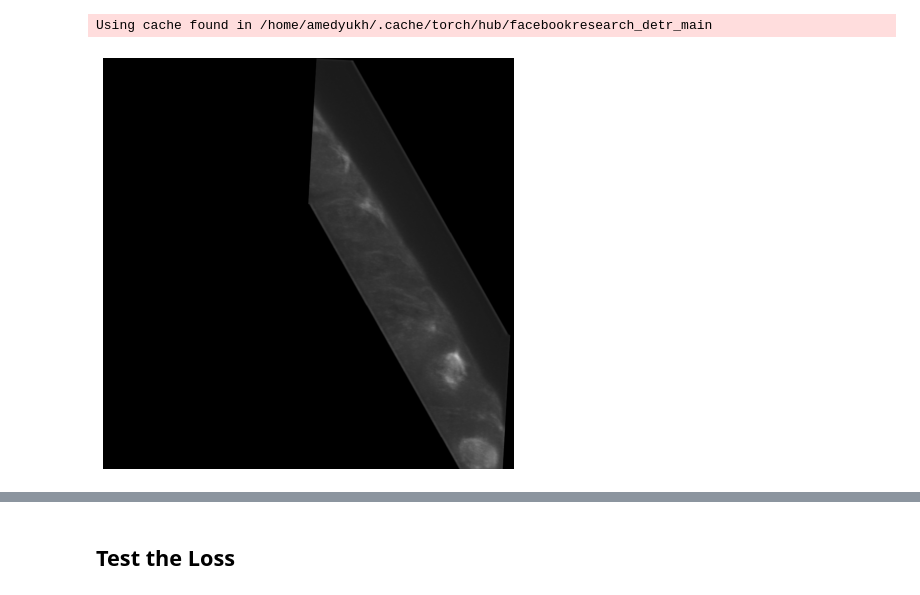
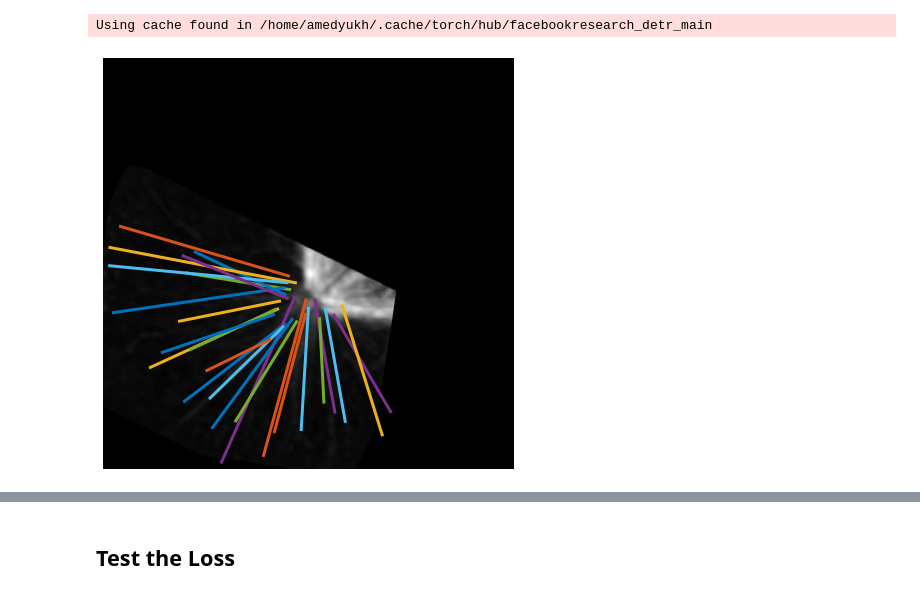
Before and after one commit to amedyukhina/trace-net, a Jupyter notebook: test_loading_and_prediction.ipynb, the cells around one changed output, grey strips where cells are left out. Cells and saved outputs as stored; diff of their text form; code cells hidden in the pictures.

Commit message:
remove cell dataset + latest results

```diff
--- a/test_loading_and_prediction.ipynb
+++ b/test_loading_and_prediction.ipynb
@@ -10,18 +10,14 @@ from tracenet import get_train_transform, get_valid_transform, collate_fn
 from tracenet.utils.plot import plot_results
 from tracenet.models.detr import build_model
 # %%
-data = 'cell'
-data_dir = 'celldata'
-model_path = rf'models/cells/checkpoint.pth'
-maxsize = 1024
-
-# data = 'mt'
-# data_dir = 'mtdata'
-# model_path = rf'models/mt/checkpoint.pth'
-# maxsize = 630
+data = 'mt'
+data_dir = 'mtdata_real'
+model_path = rf'model_test_mt_real/swept-river-19/best_model.pth'
+maxsize = 370
 
 train_dir = 'train'
 val_dir = 'val'
 bs = 4
+n_points = 2
 # %%
 path = Path(data_dir)
@@ -66,20 +55,20 @@ im = plot_results(imgs[ind], targets[ind]['boxes'])
 # %% [markdown]
 ## Prediction
 # %%
-model = build_model(n_classes=1, n_points=10 if data=='mt' else 2,
+model = build_model(n_classes=1, n_points=n_points,
                     pretrained=True,
-                    # state_dict_path=model_path
+                    state_dict_path=model_path
                    ).eval();
 # %% [output]
 Using cache found in /home/amedyukh/.cache/torch/hub/facebookresearch_detr_main
 # %%
 # propagate through the model
 with torch.no_grad():
     outputs = model(imgs)
 
 # keep only predictions with 0.7+ confidence
 probas = outputs['pred_logits'].softmax(-1)[ind, :, :-1]
-keep = probas.max(-1).values > 0.7
-plot_results(imgs[ind], outputs['pred_boxes'][ind, keep], probas[keep])
+keep = probas.max(-1).values > 0.9
+img_model = plot_results(imgs[ind], outputs['pred_boxes'][ind, keep], return_image=True)
 # %% [output]
-[figure, old version]
+[figure, new version]
```
Also changed, not shown: parts of 9 cells of this notebook.
